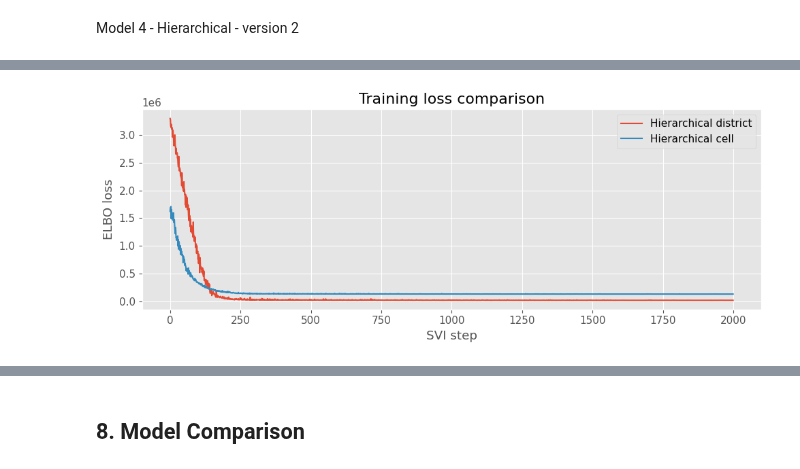
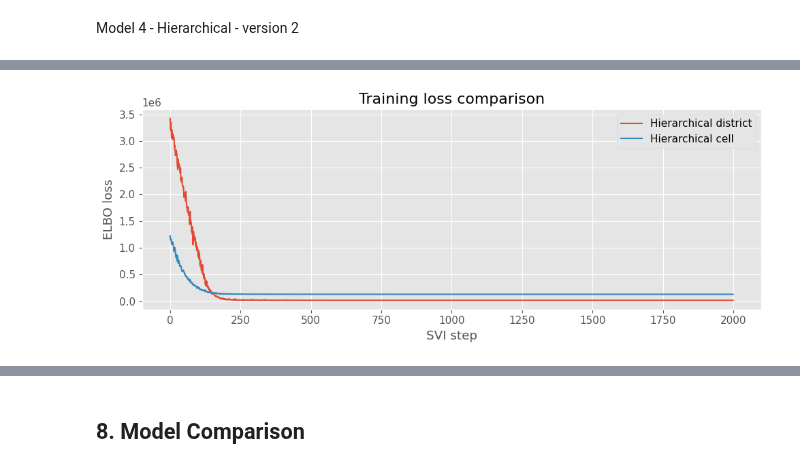
Before and after one commit to bodvarsdottirkristin/model-based, a Jupyter notebook: src/models/models_kb.ipynb, the cells around one changed output, grey strips where cells are left out. Drawn from its saved outputs; the diff is of its cells as text; code cells hidden in the pictures.

Commit message:
fixing errors, adding more versions of model 4

```diff
--- a/src/models/models_kb.ipynb
+++ b/src/models/models_kb.ipynb
@@ -845,11 +852,11 @@ guide_grid = AutoNormal(model_grid)
 optimizer = optim.Adam({"lr": 0.01})
 svi = SVI(model_grid, guide_grid, optimizer, loss=Trace_ELBO())
 
-losses = []
+losses_grid = []
 n_steps = 2000
 for step in range(n_steps):
     loss = svi.step(hour_tr, dow_tr, cell_tr, N_CELLS, counts_tr)
-    losses.append(loss)
+    losses_grid.append(loss)
     if step % 200 == 0:
         print(f"step {step:4d}  loss = {loss:.2f}")
 
@@ -859,21 +866,21 @@ for step in range(n_steps):
 # 5.1 Test predictions
 pred_test = Predictive(model_grid, guide=guide_grid, num_samples=100, return_sites=['y'])
 pred_y_te = pred_test(hour_te, dow_te, cell_te, N_CELLS)['y'].float().mean(0).detach().cpu().numpy()
-mae_te, rmse_te = metrics(counts_te.numpy(), pred_y_te)
+mae_grid, rmse_grid = metrics(counts_te.numpy(), pred_y_te)
 
-print(f"Grid model TEST  -> MAE: {mae_te:.3f}   RMSE: {rmse_te:.3f}")
+print(f"M3 Grid TEST  -> MAE: {mae_grid:.3f}   RMSE: {rmse_grid:.3f}")
 
 # 5.2 Train predictions
 pred_train = Predictive(model_grid, guide=guide_grid, num_samples=100, return_sites=['y'])
 pred_y_tr = pred_train(hour_tr, dow_tr, cell_tr, N_CELLS)['y'].float().mean(0).detach().cpu().numpy()
-mae_tr, rmse_tr = metrics(counts_tr.numpy(), pred_y_tr)
+mae_grid_tr, rmse_grid_tr = metrics(counts_tr.numpy(), pred_y_tr)
 
-print(f"Grid model TRAIN -> MAE: {mae_tr:.3f}   RMSE: {rmse_tr:.3f}")
+print(f"M3 Grid TRAIN -> MAE: {mae_grid_tr:.3f}   RMSE: {rmse_grid_tr:.3f}")
 
 # 6.1 loss curve
 plt.figure(figsize=(8, 4))
-plt.plot(losses)
-plt.title("SVI loss — grid-cell model")
+plt.plot(losses_grid)
+plt.title("SVI loss — M3 grid-cell model")
 plt.xlabel("Step")
 plt.ylabel("ELBO loss")
 plt.tight_layout()
@@ -1110,8 +1085,8 @@ all_districts = sorted(
     ]).unique()
 )
 district_to_id = {d:i for i, d in enumerate(all_districts)}
-N_DISTRICTS = len(all_districts)
-districts = all_districts
+N_DISTRICTS_v2 = len(all_districts)
+districts_v2 = all_districts
 
 train_clean = train_clean.dropna(subset=['Police District']).copy()
 test_clean  = test_clean.dropna(subset=['Police District']).copy()
@@ -1133,15 +1108,15 @@ agg_test_d = (
               .copy()
 )
 
-hour_tr_d   = torch.tensor(agg_train_d['hour'].values, dtype=torch.long)
-dow_tr_d    = torch.tensor(agg_train_d['dow'].values, dtype=torch.long)
-distid_tr_d = torch.tensor(agg_train_d['dist_id'].values, dtype=torch.long)
-counts_tr_d = torch.tensor(agg_train_d['counts'].values, dtype=torch.float)
+hour_tr_d_v2   = torch.tensor(agg_train_d['hour'].values, dtype=torch.long)
+dow_tr_d_v2    = torch.tensor(agg_train_d['dow'].values, dtype=torch.long)
+distid_tr_d_v2 = torch.tensor(agg_train_d['dist_id'].values, dtype=torch.long)
+counts_tr_d_v2 = torch.tensor(agg_train_d['counts'].values, dtype=torch.float)
 
-hour_te_d   = torch.tensor(agg_test_d['hour'].values, dtype=torch.long)
-dow_te_d    = torch.tensor(agg_test_d['dow'].values, dtype=torch.long)
-distid_te_d = torch.tensor(agg_test_d['dist_id'].values, dtype=torch.long)
-counts_te_d = torch.tensor(agg_test_d['counts'].values, dtype=torch.float)
+hour_te_d_v2   = torch.tensor(agg_test_d['hour'].values, dtype=torch.long)
+dow_te_d_v2    = torch.tensor(agg_test_d['dow'].values, dtype=torch.long)
+distid_te_d_v2 = torch.tensor(agg_test_d['dist_id'].values, dtype=torch.long)
+counts_te_d_v2 = torch.tensor(agg_test_d['counts'].values, dtype=torch.float)
 
 # --------------------------------------------------
 # 3. Cell/location-based aggregated data
@@ -1167,7 +1142,7 @@ def add_cell_ids(df_):
 train_cell = add_cell_ids(train_clean)
 test_cell  = add_cell_ids(test_clean)
 
-N_CELLS = N_LAT_BINS * N_LON_BINS
+N_CELLS_v2 = N_LAT_BINS * N_LON_BINS
 
 agg_train_c = (
     train_cell.groupby(['hour', 'dow', 'cell_id'])
@@ -1183,15 +1158,15 @@ agg_test_c = (
              .copy()
 )
 
-hour_tr_c   = torch.tensor(agg_train_c['hour'].values, dtype=torch.long)
-dow_tr_c    = torch.tensor(agg_train_c['dow'].values, dtype=torch.long)
-cellid_tr_c = torch.tensor(agg_train_c['cell_id'].values, dtype=torch.long)
-counts_tr_c = torch.tensor(agg_train_c['counts'].values, dtype=torch.float)
+hour_tr_c_v2   = torch.tensor(agg_train_c['hour'].values, dtype=torch.long)
+dow_tr_c_v2    = torch.tensor(agg_train_c['dow'].values, dtype=torch.long)
+cellid_tr_c_v2 = torch.tensor(agg_train_c['cell_id'].values, dtype=torch.long)
+counts_tr_c_v2 = torch.tensor(agg_train_c['counts'].values, dtype=torch.float)
 
-hour_te_c   = torch.tensor(agg_test_c['hour'].values, dtype=torch.long)
-dow_te_c    = torch.tensor(agg_test_c['dow'].values, dtype=torch.long)
-cellid_te_c = torch.tensor(agg_test_c['cell_id'].values, dtype=torch.long)
-counts_te_c = torch.tensor(agg_test_c['counts'].values, dtype=torch.float)
+hour_te_c_v2   = torch.tensor(agg_test_c['hour'].values, dtype=torch.long)
+dow_te_c_v2    = torch.tensor(agg_test_c['dow'].values, dtype=torch.long)
+cellid_te_c_v2 = torch.tensor(agg_test_c['cell_id'].values, dtype=torch.long)
+counts_te_c_v2 = torch.tensor(agg_test_c['counts'].values, dtype=torch.float)
 
 # --------------------------------------------------
 # 4. Hierarchical models
@@ -1242,8 +1217,8 @@ def model_4_cell(hour_idx, dow_idx, cell_idx, N_C, counts=None):
 # --------------------------------------------------
 def fit_svi(model, args, n_steps=2000, lr=0.01):
     pyro.clear_param_store()
-    guide = AutoNormal(model)
-    optimizer = optim.Adam({"lr": lr})
+    guide = AutoDiagonalNormal(model)
+    optimizer = ClippedAdam({"lr": lr})
     svi = SVI(model, guide, optimizer, loss=Trace_ELBO())
 
     losses = []
@@ -1265,24 +1240,24 @@ def posterior_mean_y(model, guide, pred_args, num_samples=200):
 print("Training hierarchical district model...")
 guide_4_dist, losses_4_dist = fit_svi(
     model_4_dist,
-    (hour_tr_d, dow_tr_d, distid_tr_d, N_DISTRICTS, counts_tr_d),
+    (hour_tr_d_v2, dow_tr_d_v2, distid_tr_d_v2, N_DISTRICTS_v2, counts_tr_d_v2),
     n_steps=2000,
     lr=0.01
 )
 
 y_pred_tr_4_dist = posterior_mean_y(
     model_4_dist, guide_4_dist,
-    (hour_tr_d, dow_tr_d, distid_tr_d, N_DISTRICTS),
+    (hour_tr_d_v2, dow_tr_d_v2, distid_tr_d_v2, N_DISTRICTS_v2),
     num_samples=200
 )
-mae_tr_4_dist, rmse_tr_4_dist = metrics(counts_tr_d.numpy(), y_pred_tr_4_dist)
+mae_tr_4_dist, rmse_tr_4_dist = metrics(counts_tr_d_v2.numpy(), y_pred_tr_4_dist)
 
 y_pred_te_4_dist = posterior_mean_y(
     model_4_dist, guide_4_dist,
-    (hour_te_d, dow_te_d, distid_te_d, N_DISTRICTS),
+    (hour_te_d_v2, dow_te_d_v2, distid_te_d_v2, N_DISTRICTS_v2),
     num_samples=200
 )
-mae_te_4_dist, rmse_te_4_dist = metrics(counts_te_d.numpy(), y_pred_te_4_dist)
+mae_te_4_dist, rmse_te_4_dist = metrics(counts_te_d_v2.numpy(), y_pred_te_4_dist)
 
 print(f"M4-district TRAIN -> MAE: {mae_tr_4_dist:.3f} | RMSE: {rmse_tr_4_dist:.3f}")
 print(f"M4-district TEST  -> MAE: {mae_te_4_dist:.3f} | RMSE: {rmse_te_4_dist:.3f}")
@@ -1291,7 +1266,7 @@ samp_4_dist = Predictive(
     model_4_dist, guide=guide_4_dist, num_samples=1000,
     return_sites=["b_dist", "mu_dist", "sigma_dist"]
 )(
-    hour_tr_d, dow_tr_d, distid_tr_d, N_DISTRICTS, counts_tr_d
+    hour_tr_d_v2, dow_tr_d_v2, distid_tr_d_v2, N_DISTRICTS_v2, counts_tr_d_v2
 )
 
 print(f"M4-district sigma posterior mean: {samp_4_dist['sigma_dist'].mean().item():.3f}")
@@ -1302,24 +1277,24 @@ print(f"M4-district sigma posterior mean: {samp_4_dist['sigma_dist'].mean().item
 print("\nTraining hierarchical cell model...")
 guide_4_cell, losses_4_cell = fit_svi(
     model_4_cell,
-    (hour_tr_c, dow_tr_c, cellid_tr_c, N_CELLS, counts_tr_c),
+    (hour_tr_c_v2, dow_tr_c_v2, cellid_tr_c_v2, N_CELLS_v2, counts_tr_c_v2),
     n_steps=2000,
     lr=0.01
 )
 
 y_pred_tr_4_cell = posterior_mean_y(
     model_4_cell, guide_4_cell,
-    (hour_tr_c, dow_tr_c, cellid_tr_c, N_CELLS),
+    (hour_tr_c_v2, dow_tr_c_v2, cellid_tr_c_v2, N_CELLS_v2),
     num_samples=200
 )
-mae_tr_4_cell, rmse_tr_4_cell = metrics(counts_tr_c.numpy(), y_pred_tr_4_cell)
+mae_tr_4_cell, rmse_tr_4_cell = metrics(counts_tr_c_v2.numpy(), y_pred_tr_4_cell)
 
 y_pred_te_4_cell = posterior_mean_y(
     model_4_cell, guide_4_cell,
-    (hour_te_c, dow_te_c, cellid_te_c, N_CELLS),
+    (hour_te_c_v2, dow_te_c_v2, cellid_te_c_v2, N_CELLS_v2),
     num_samples=200
 )
-mae_te_4_cell, rmse_te_4_cell = metrics(counts_te_c.numpy(), y_pred_te_4_cell)
+mae_te_4_cell, rmse_te_4_cell = metrics(counts_te_c_v2.numpy(), y_pred_te_4_cell)
 
 print(f"M4-cell TRAIN -> MAE: {mae_tr_4_cell:.3f} | RMSE: {rmse_tr_4_cell:.3f}")
 print(f"M4-cell TEST  -> MAE: {mae_te_4_cell:.3f} | RMSE: {rmse_te_4_cell:.3f}")
@@ -1328,7 +1303,7 @@ samp_4_cell = Predictive(
     model_4_cell, guide=guide_4_cell, num_samples=1000,
     return_sites=["b_cell", "mu_cell", "sigma_cell"]
 )(
-    hour_tr_c, dow_tr_c, cellid_tr_c, N_CELLS, counts_tr_c
+    hour_tr_c_v2, dow_tr_c_v2, cellid_tr_c_v2, N_CELLS_v2, counts_tr_c_v2
 )
 
 print(f"M4-cell sigma posterior mean: {samp_4_cell['sigma_cell'].mean().item():.3f}")
@@ -1399,2 +1374,2 @@ M4-district TRAIN -> MAE: 42.415 | RMSE: 62.942
-[figure, old version]
+[figure, new version]
 # %%
```
Also changed, not shown: parts of 13 cells of this notebook.
